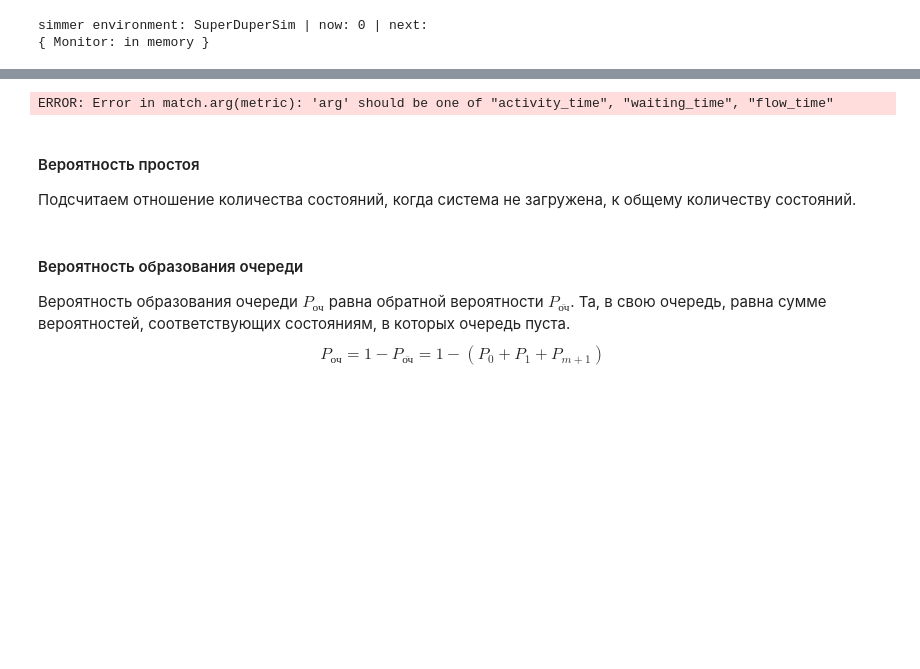
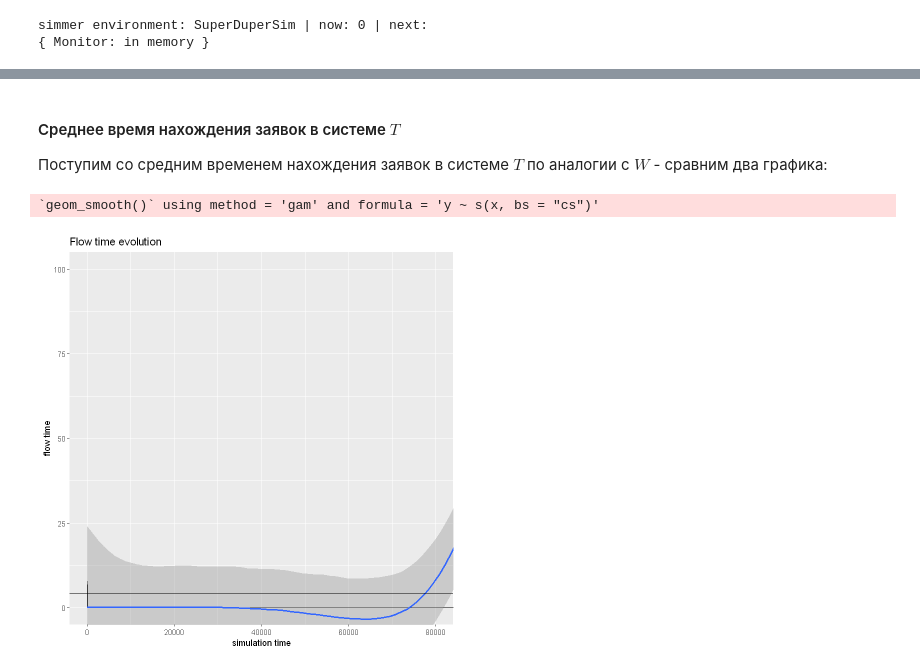
Before and after one commit to DeadlySquad13/t4-2-PerformanceAnalysis__Labs, a Jupyter notebook: Lab5/PerformanceAnalysis__Lab5.ipynb, the cells around one changed output, grey strips where cells are left out. Saved outputs shown, nothing was run; the diff lists cells and outputs as text; code cells hidden in the pictures; blank space fills up the shorter version.

```diff
--- a/Lab5/PerformanceAnalysis__Lab5.ipynb
+++ b/Lab5/PerformanceAnalysis__Lab5.ipynb
@@ -513,9 +634,11 @@ plot(resources, metric = "usage", names = "server", items = "system") +
+# %% [markdown]
+#### Среднее время нахождения заявок в системе $T$
+Поступим со средним временем нахождения заявок в системе $T$ по аналогии
+с $W$ - сравним два графика:
 # %%
-plot(arrivals, metric = "waiting_time", names = "server", items = "system") +
-    geom_hline(yintercept = W)
+plot(arrivals, metric = "flow_time", names = "server", items = "system") +
+    coord_cartesian(xlim = c(0, 80000), ylim = c(0, 100)) +
+    geom_hline(yintercept = T)
 # %% [output]
-ERROR: Error in match.arg(metric): 'arg' should be one of "activity_time", "waiting_time", "flow_time"
+`geom_smooth()` using method = 'gam' and formula = 'y ~ s(x, bs = "cs")'
+[figure, added]
-# %% [markdown]
-#### Вероятность простоя
-Подсчитаем отношение количества состояний, когда система не загружена,
-к общему количеству состояний.
@@ -527,8 +644,0 @@ nrow(free_states) / nrow(resources)
-# %% [markdown]
-#### Вероятность образования очереди
-Вероятность образования очереди $P_{\text{оч}}$ равна обратной вероятности $P_{\overline{\text{оч}}}$.
-Та, в свою очередь, равна сумме вероятностей, соответствующих состояниям,
-в которых очередь пуста.
-$$
-P_{\text{оч}} = 1 - P_{\overline{\text{оч}}} = 1 - (P_0 + P_1 + P_{m + 1})
-$$
```
Also changed, not shown: parts of 57 cells of this notebook, 1 other file.
